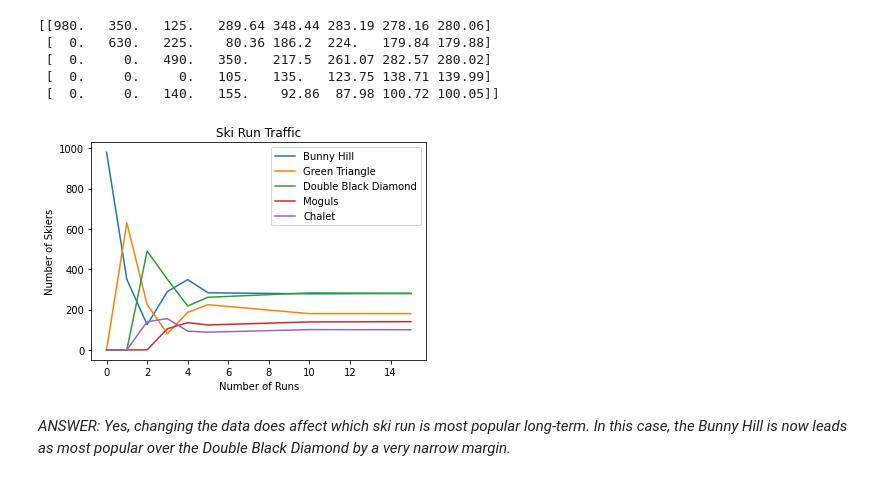
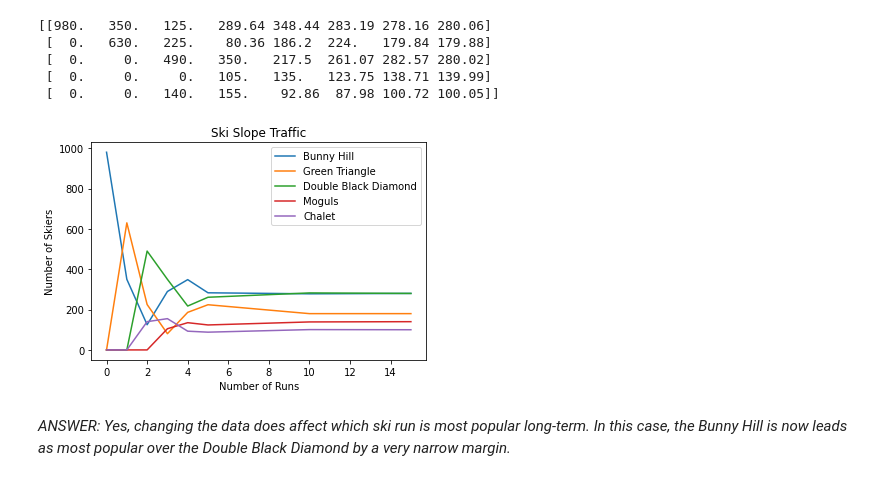
Before and after one commit to alliekwolf/Linear_Algebra_Coding_Projects, a Jupyter notebook: The_Ski_Hill_Transition_Matrices_and_Markov_Chains.ipynb, the cells around one changed output. Cells and saved outputs as stored; diff of their text form; code cells hidden in the pictures.

```diff
--- a/The_Ski_Hill_Transition_Matrices_and_Markov_Chains.ipynb
+++ b/The_Ski_Hill_Transition_Matrices_and_Markov_Chains.ipynb
@@ -215,21 +215,21 @@ print(R.round(2))
 # %%
 import matplotlib.pyplot as plt
 
 r  = [0, 1, 2, 3, 4, 5, 10, 15]
 plt.plot(r, np.array(R[0])[0], label="Bunny Hill")
 plt.plot(r, np.array(R[1])[0], label="Green Triangle")
 plt.plot(r, np.array(R[2])[0], label="Double Black Diamond")
 plt.plot(r, np.array(R[3])[0], label="Moguls")
 plt.plot(r, np.array(R[4])[0], label="Chalet")
 plt.plot()
 
 plt.xlabel("Number of Runs")
 plt.ylabel("Number of Skiers")
-plt.title("Ski Run Traffic")
+plt.title("Ski Slope Traffic")
 plt.legend()
 plt.show()
 # %% [output]
-[figure, old version]
+[figure, new version]
 # %% [markdown]
 *ANSWER:  Yes, changing the data does affect which ski run is most popular long-term. In this case, the Bunny Hill is now leads as most popular over the Double Black Diamond by a very narrow margin.*
 # %% [markdown]
```
Also changed, not shown: parts of 2 cells of this notebook.
